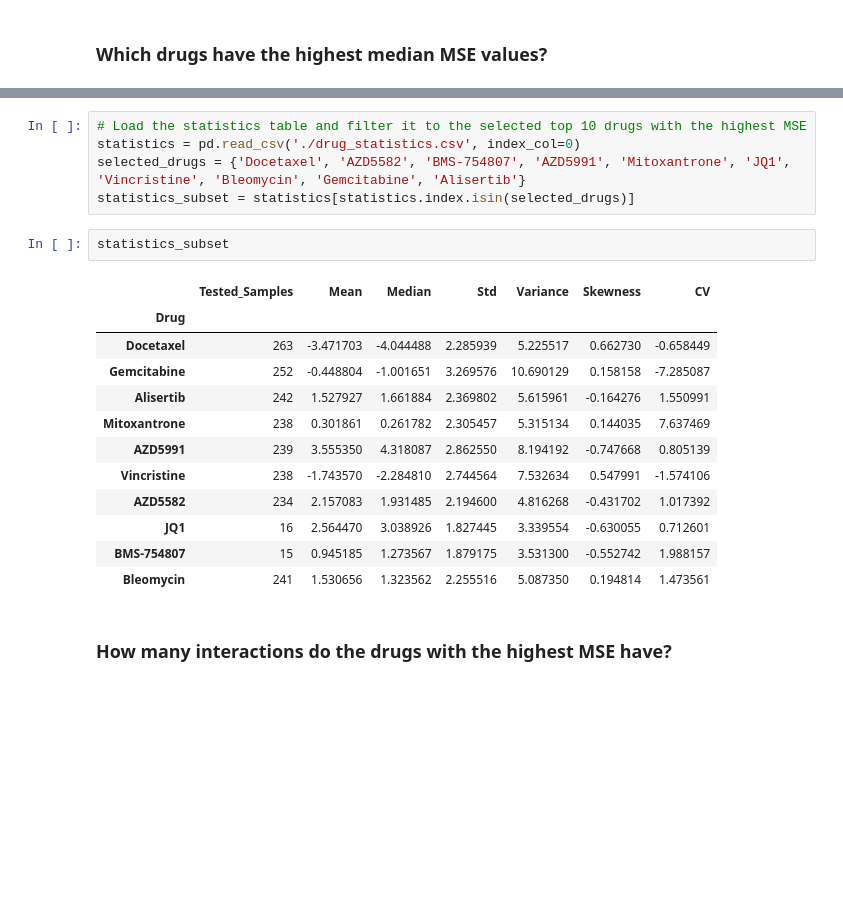
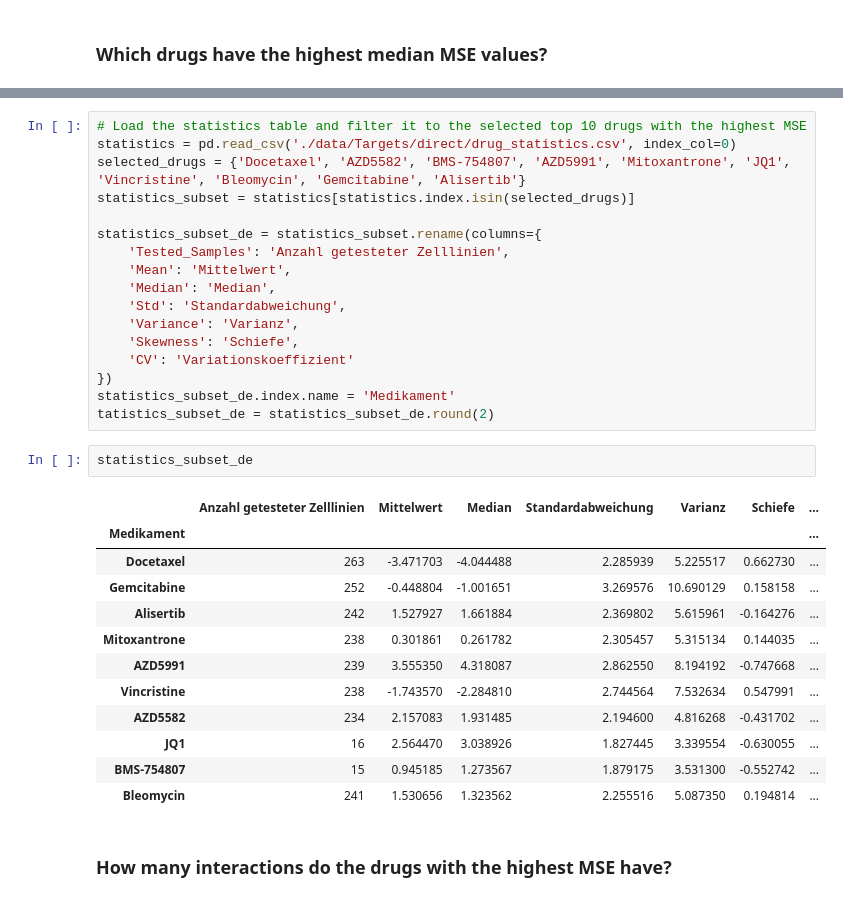
Before and after one commit to txm0324/Bachelor-Thesis, a Jupyter notebook: TUGDA/MSE_Analysis.ipynb, the cells around one changed output, grey strips where cells are left out. Cells and saved outputs as stored; diff of their text form; blank space fills up the shorter version.

```diff
--- a/TUGDA/MSE_Analysis.ipynb
+++ b/TUGDA/MSE_Analysis.ipynb
@@ -190,23 +197,35 @@ plt.show()
 # %%
 # Load the statistics table and filter it to the selected top 10 drugs with the highest MSE
-statistics = pd.read_csv('./drug_statistics.csv', index_col=0)
+statistics = pd.read_csv('./data/Targets/direct/drug_statistics.csv', index_col=0)
 selected_drugs = {'Docetaxel', 'AZD5582', 'BMS-754807', 'AZD5991', 'Mitoxantrone', 'JQ1', 'Vincristine', 'Bleomycin', 'Gemcitabine', 'Alisertib'}
 statistics_subset = statistics[statistics.index.isin(selected_drugs)]
+
+statistics_subset_de = statistics_subset.rename(columns={
+    'Tested_Samples': 'Anzahl getesteter Zelllinien',
+    'Mean': 'Mittelwert',
+    'Median': 'Median',
+    'Std': 'Standardabweichung',
+    'Variance': 'Varianz',
+    'Skewness': 'Schiefe',
+    'CV': 'Variationskoeffizient'
+})
+statistics_subset_de.index.name = 'Medikament'
+tatistics_subset_de = statistics_subset_de.round(2)
 # %%
-statistics_subset
+statistics_subset_de
 # %% [output]
-|  | Tested_Samples | Mean | Median | Std | Variance | Skewness | CV |
-| Drug |  |  |  |  |  |  |  |
-| Docetaxel | 263 | -3.471703 | -4.044488 | 2.285939 | 5.225517 | 0.662730 | -0.658449 |
-| Gemcitabine | 252 | -0.448804 | -1.001651 | 3.269576 | 10.690129 | 0.158158 | -7.285087 |
-| Alisertib | 242 | 1.527927 | 1.661884 | 2.369802 | 5.615961 | -0.164276 | 1.550991 |
-| Mitoxantrone | 238 | 0.301861 | 0.261782 | 2.305457 | 5.315134 | 0.144035 | 7.637469 |
-| AZD5991 | 239 | 3.555350 | 4.318087 | 2.862550 | 8.194192 | -0.747668 | 0.805139 |
-| Vincristine | 238 | -1.743570 | -2.284810 | 2.744564 | 7.532634 | 0.547991 | -1.574106 |
-| AZD5582 | 234 | 2.157083 | 1.931485 | 2.194600 | 4.816268 | -0.431702 | 1.017392 |
-| JQ1 | 16 | 2.564470 | 3.038926 | 1.827445 | 3.339554 | -0.630055 | 0.712601 |
-| BMS-754807 | 15 | 0.945185 | 1.273567 | 1.879175 | 3.531300 | -0.552742 | 1.988157 |
-| Bleomycin | 241 | 1.530656 | 1.323562 | 2.255516 | 5.087350 | 0.194814 | 1.473561 |
+|  | Anzahl getesteter Zelllinien | Mittelwert | Median | Standardabweichung | Varianz | Schiefe | ... |
+| Medikament |  |  |  |  |  |  | ... |
+| Docetaxel | 263 | -3.471703 | -4.044488 | 2.285939 | 5.225517 | 0.662730 | ... |
+| Gemcitabine | 252 | -0.448804 | -1.001651 | 3.269576 | 10.690129 | 0.158158 | ... |
+| Alisertib | 242 | 1.527927 | 1.661884 | 2.369802 | 5.615961 | -0.164276 | ... |
+| Mitoxantrone | 238 | 0.301861 | 0.261782 | 2.305457 | 5.315134 | 0.144035 | ... |
+| AZD5991 | 239 | 3.555350 | 4.318087 | 2.862550 | 8.194192 | -0.747668 | ... |
+| Vincristine | 238 | -1.743570 | -2.284810 | 2.744564 | 7.532634 | 0.547991 | ... |
+| AZD5582 | 234 | 2.157083 | 1.931485 | 2.194600 | 4.816268 | -0.431702 | ... |
+| JQ1 | 16 | 2.564470 | 3.038926 | 1.827445 | 3.339554 | -0.630055 | ... |
+| BMS-754807 | 15 | 0.945185 | 1.273567 | 1.879175 | 3.531300 | -0.552742 | ... |
+| Bleomycin | 241 | 1.530656 | 1.323562 | 2.255516 | 5.087350 | 0.194814 | ... |
 # %% [markdown]
 ### How many interactions do the drugs with the highest MSE have?
 # %%
```
Also changed, not shown: parts of 8 cells of this notebook, 35 other files.
